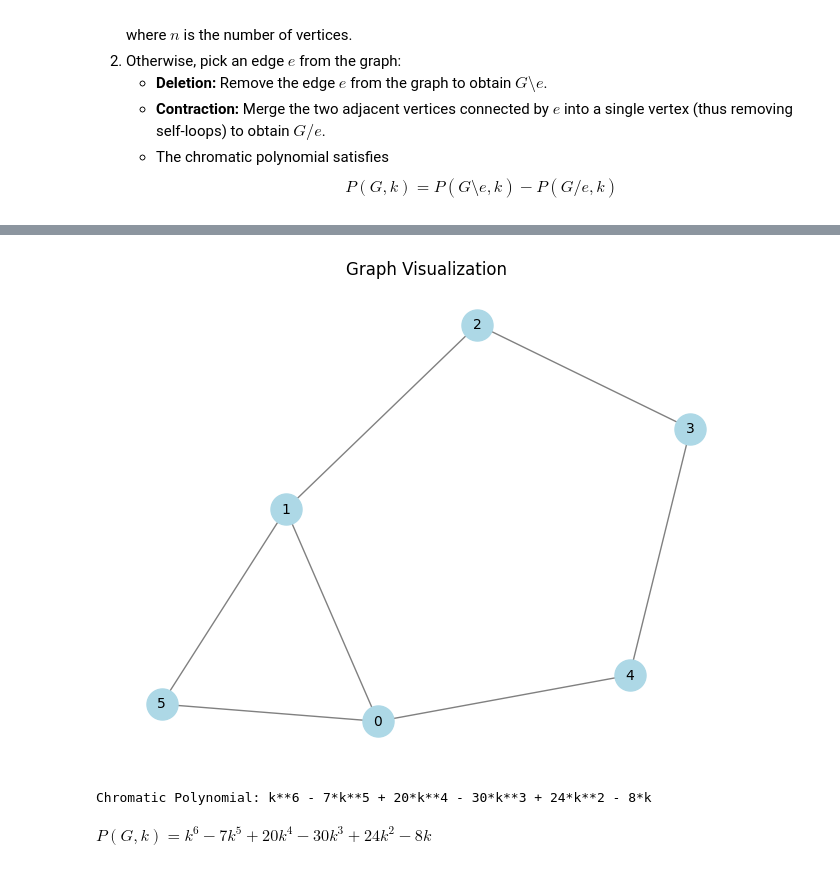
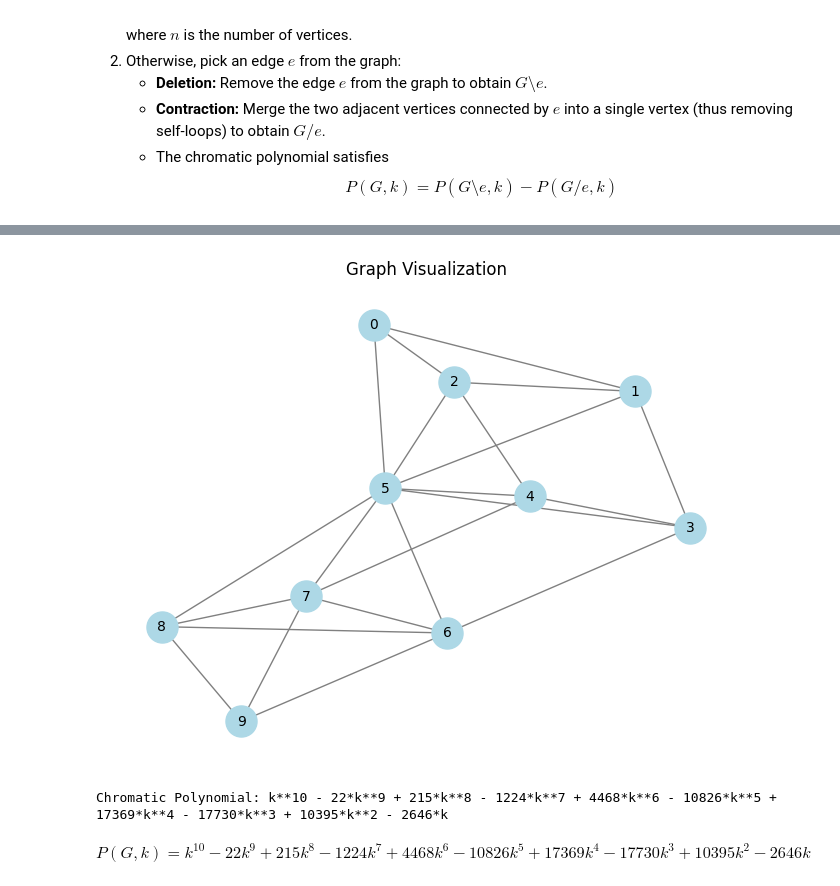
Before and after one commit to lshriver/scribing, a Jupyter notebook: notebooks/discrete-math/chromatic_number.ipynb, the cells around one changed output, grey strips where cells are left out. Cells and saved outputs as stored; diff of their text form; code cells hidden in the pictures.

Commit message:
chromatic polynomial for Etz Hayim

```diff
--- a/notebooks/discrete-math/chromatic_number.ipynb
+++ b/notebooks/discrete-math/chromatic_number.ipynb
@@ -50,36 +50,38 @@ def chromatic_polynomial(G):
         [sympy.Expr](http://sympy.Expr): The chromatic polynomial as a symbolic expression.
     """
     # Base case: If the graph has no edges, the chromatic polynomial is k^n
     if G.number_of_edges() == 0:
         k = symbols('k')
         return k ** G.number_of_nodes()
 
     # Pick an edge (u, v)
     u, v = list(G.edges())[0]
 
     # Deletion: Remove the edge (u, v)
     G_deletion = G.copy()
     G_deletion.remove_edge(u, v)
 
     # Contraction: Merge u and v into a single vertex
     G_contraction = nx.contracted_nodes(G, u, v, self_loops=False)
 
     # Recursive computation
     return chromatic_polynomial(G_deletion) - chromatic_polynomial(G_contraction)
 
 # Example usage
 if __name__ == "__main__":
     # Create a graph
     G = nx.Graph()
-    G.add_edges_from([(0, 1), (1, 2), (2, 3), (3, 4), (4,0), (0, 5), (1, 5)])  #  example graph
+    G.add_edges_from([(0, 1), (0, 2), (0, 5), (1, 2), (1, 3), (1, 5), (2, 4), (2, 5),
+ (3, 4), (3, 5), (3, 6), (4, 5), (4, 7), (5, 6), (5, 7), (5, 8),
+ (6, 7), (6, 8), (6, 9), (7, 8), (7, 9), (8, 9)])  #  example graph
     visualize_graph(G)
 
     # Compute the chromatic polynomial
     P = chromatic_polynomial(G)
     print("Chromatic Polynomial:", P)
 # %% [output]
-[figure, old version]
+[figure, new version]
-Chromatic Polynomial: k**6 - 7*k**5 + 20*k**4 - 30*k**3 + 24*k**2 - 8*k
+Chromatic Polynomial: k**10 - 22*k**9 + 215*k**8 - 1224*k**7 + 4468*k**6 - 10826*k**5 + 17369*k**4 - 17730*k**3 + 10395*k**2 - 2646*k
 # %%
 from IPython.display import display, Math
 
@@ -92,8 +94,10 @@ def display_chromatic_polynomial_latex(G):
 if __name__ == "__main__":
     # Create a graph
     G = nx.Graph()
-    G.add_edges_from([(0, 1), (1, 2), (2, 3), (3, 4), (4,0), (0, 5), (1, 5)])  #  example graph
+    G.add_edges_from([(0, 1), (0, 2), (0, 5), (1, 2), (1, 3), (1, 5), (2, 4), (2, 5),
+ (3, 4), (3, 5), (3, 6), (4, 5), (4, 7), (5, 6), (5, 7), (5, 8),
+ (6, 7), (6, 8), (6, 9), (7, 8), (7, 9), (8, 9)])  #  example graph
 
     display_chromatic_polynomial_latex(G)
 # %% [output]
-$\displaystyle P(G, k) = k^{6} - 7 k^{5} + 20 k^{4} - 30 k^{3} + 24 k^{2} - 8 k$
+$\displaystyle P(G, k) = k^{10} - 22 k^{9} + 215 k^{8} - 1224 k^{7} + 4468 k^{6} - 10826 k^{5} + 17369 k^{4} - 17730 k^{3} + 10395 k^{2} - 2646 k$
```
Also changed, not shown: parts of 1 cell of this notebook.
